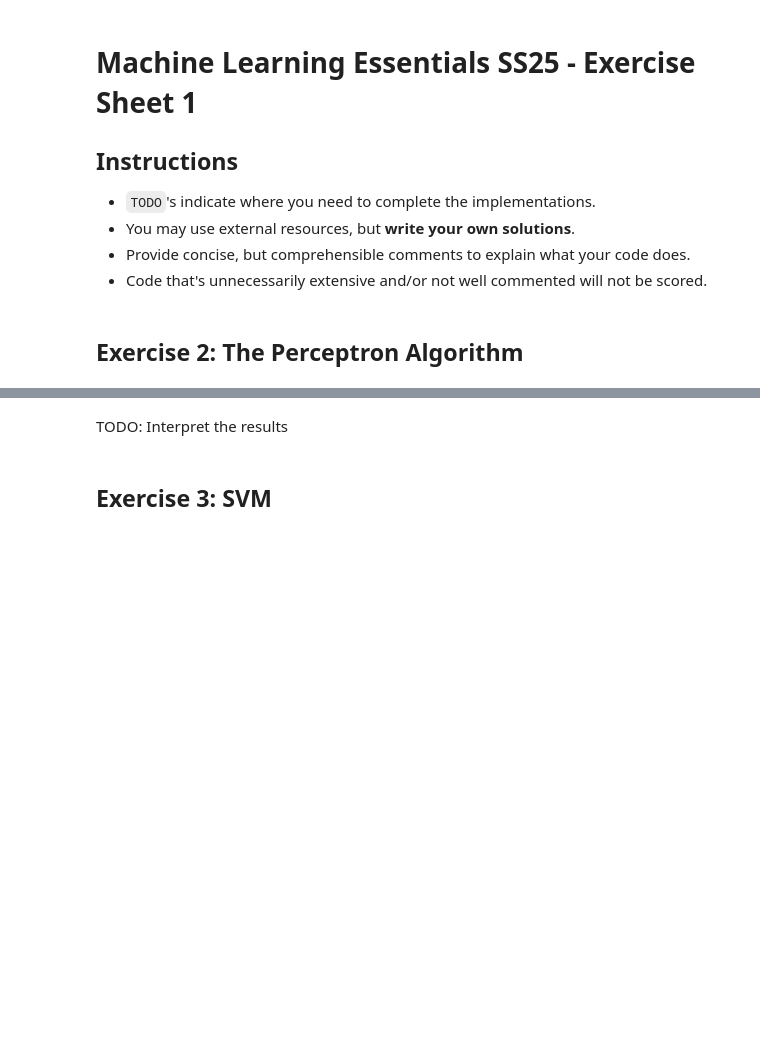
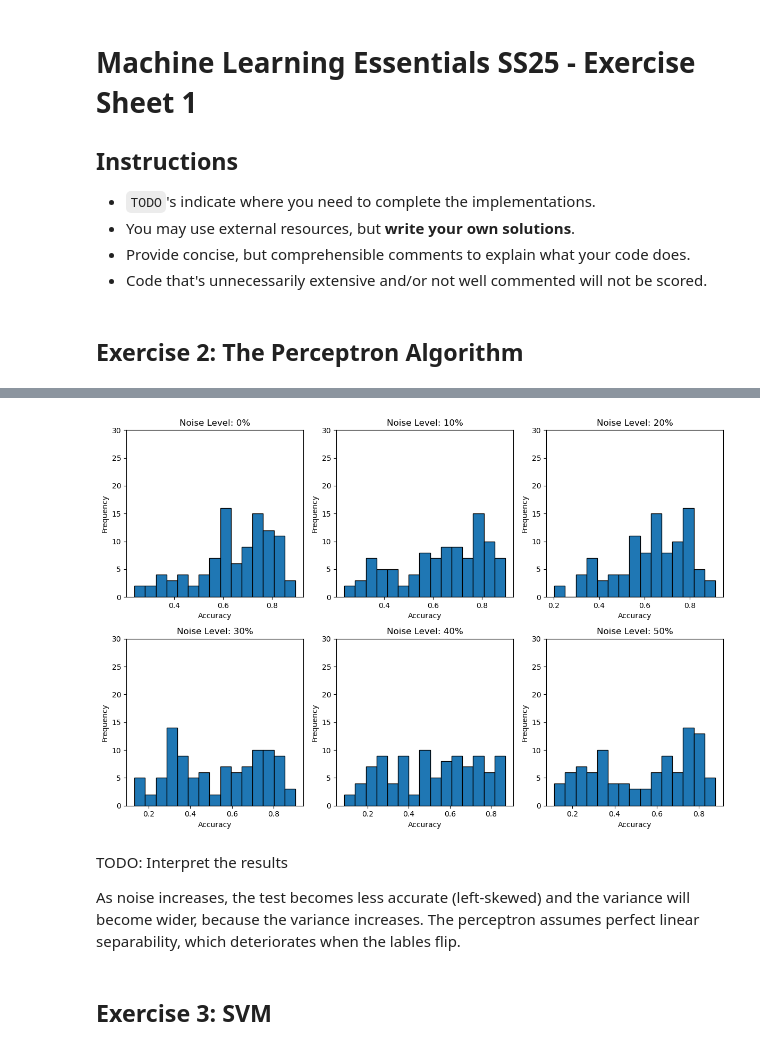
Before and after one commit to Tsumugivolle77/MLE-Sheets, a Jupyter notebook: sheet1/MLE25_sheet01.ipynb, the cells around one changed output, grey strips where cells are left out. Drawn from its saved outputs; the diff is of its cells as text; code cells hidden in the pictures; blank space fills up the shorter version.

```diff
--- a/sheet1/MLE25_sheet01.ipynb
+++ b/sheet1/MLE25_sheet01.ipynb
@@ -118,9 +219,46 @@ TODO: Given enough data points and for many training runs, what type of probabil
 # %%
 # (d)
 p_values = [0, 10, 20, 30, 40, 50] # % of flipped training labels
 #TODO: Add noise by flipping p% of labels. Visualize the effect using histograms for each p.
+
+num_runs = 100
+results = {p: [] for p in p_values}
+
+for p in p_values:
+    for _ in range(num_runs):
+        # Split data
+        X_train, X_test, y_train, y_test = train_test_split(X_std, y, test_size=0.2)
+
+        # Add noise
+        if p > 0:
+            n_noise = int(len(y_train) * p/100)
+            noise_indices = np.random.choice(len(y_train), n_noise, replace=False)
+            y_train[noise_indices] *= -1  # Flip labels
+
+        # Train and test
+        perceptron = Perceptron(learning_rate=0.1, num_epochs=100)
+        perceptron.train(X_train, y_train)
+        y_test_pred = perceptron.predict(X_test)
+        test_acc = accuracy_score(y_test, y_test_pred)
+        results[p].append(test_acc)
+
+# Plot histograms
+plt.figure(figsize=(12, 8))
+for i, p in enumerate(p_values):
+    plt.subplot(2, 3, i+1)
+    plt.hist(results[p], bins=15, edgecolor='black')
+    plt.title(f'Noise Level: {p}%')
+    plt.xlabel('Accuracy')
+    plt.ylabel('Frequency')
+    plt.ylim(0, 30)
+plt.tight_layout()
+plt.show()
+# %% [output]
+[figure, added]
 # %% [markdown]
 TODO: Interpret the results
+
+As noise increases, the test becomes less accurate (left-skewed) and the variance will become wider, because the variance increases. The perceptron assumes perfect linear separability, which deteriorates when the lables flip.
 # %% [markdown]
 ## Exercise 3: SVM
 # %%
```
Also changed, not shown: parts of 18 cells of this notebook, 1 other file.
